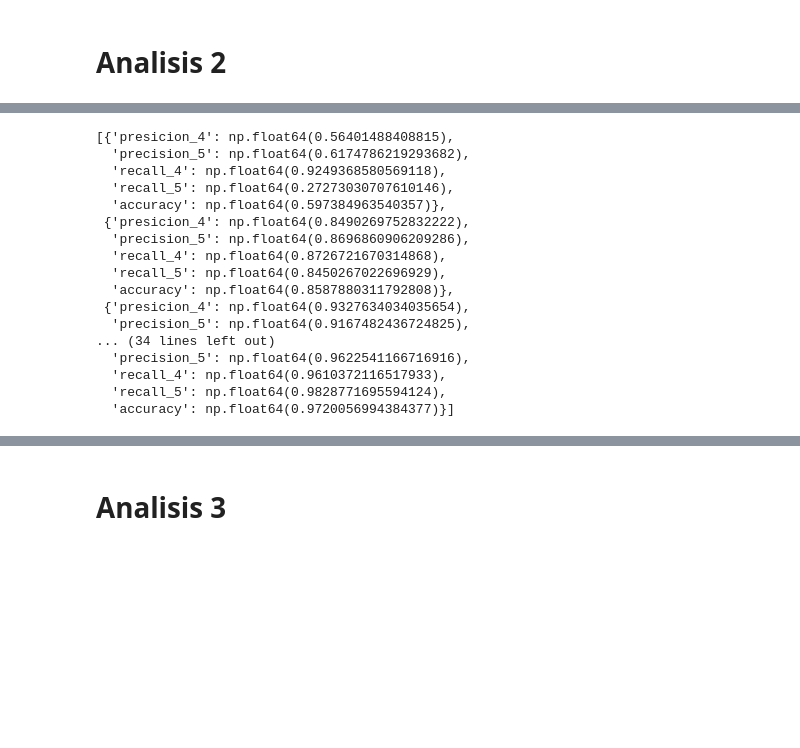
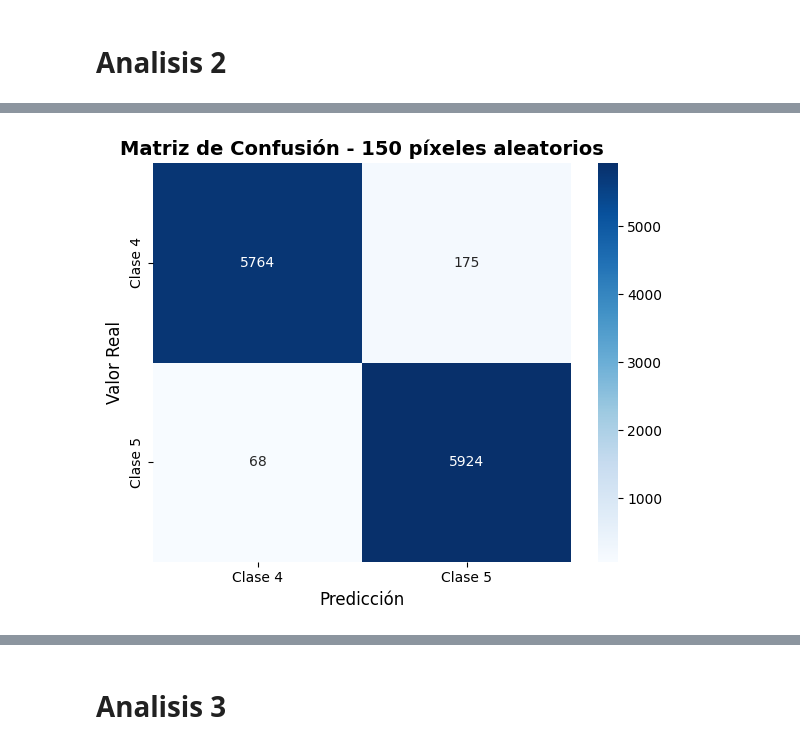
Before and after one commit to roldannahuelalejadro/Labo-Datos-master, a Jupyter notebook: Trabajo Practico 2/Tp2.ipynb, the cells around one changed output, grey strips where cells are left out. Drawn from its saved outputs; the diff is of its cells as text; code cells hidden in the pictures; blank space fills up the shorter version.

```diff
--- a/Trabajo Practico 2/Tp2.ipynb
+++ b/Trabajo Practico 2/Tp2.ipynb
@@ -235,20 +447,0 @@ for n in range(3,700,100):
-# %%
-report_list
-# %% [output]
-[{'presicion_4': np.float64(0.56401488408815),
-  'precision_5': np.float64(0.6174786219293682),
-  'recall_4': np.float64(0.9249368580569118),
-  'recall_5': np.float64(0.27273030707610146),
-  'accuracy': np.float64(0.597384963540357)},
- {'presicion_4': np.float64(0.8490269752832222),
-  'precision_5': np.float64(0.8696860906209286),
-  'recall_4': np.float64(0.8726721670314868),
-  'recall_5': np.float64(0.8450267022696929),
-  'accuracy': np.float64(0.8587880311792808)},
- {'presicion_4': np.float64(0.9327634034035654),
-  'precision_5': np.float64(0.9167482436724825),
-... (34 lines left out)
-  'precision_5': np.float64(0.9622541166716916),
-  'recall_4': np.float64(0.9610372116517933),
-  'recall_5': np.float64(0.9828771695594124),
-  'accuracy': np.float64(0.9720056994384377)}]
@@ -306,3 +448,36 @@ for k in [1, 3, 5, 10, 20, 30]:
+# %%
+# =============================================================================
+# EJECUCIÓN PRINCIPAL
+# =============================================================================
+
+array_n_pixeles = generar_puntos_logaritmicos(3, 150, 20)
+
+
+df_resultados, matrices_confusion = ejecutar_n_atributos(
+    X_train, X_test, y_train, y_test,
+    array_n_pixeles, k_vecinos=10, repeticiones_estadisticas=2
+)
+
+# Obtener la última configuración probada
+ultimo_n_pixeles = array_n_pixeles[-1]
+matriz_data = matrices_confusion[ultimo_n_pixeles]
+
+# Crear el gráfico de la matriz de confusión
+plt.figure(figsize=(6, 5))
+
+sns.heatmap(matriz_data['matriz_confusion'],
+            annot=True, fmt='d', cmap='Blues',
+            xticklabels=['Clase 4', 'Clase 5'],
+            yticklabels=['Clase 4', 'Clase 5'])
+
+plt.title(f'Matriz de Confusión - {ultimo_n_pixeles} píxeles aleatorios', fontsize=14, fontweight='bold')
+plt.xlabel('Predicción', fontsize=12)
+plt.ylabel('Valor Real', fontsize=12)
+
+plt.tight_layout()
+plt.show()
+# %% [output]
+[figure, added]
 # %%
 import matplotlib.pyplot as plt
 import pandas as pd
```
Also changed, not shown: parts of 18 cells of this notebook.
